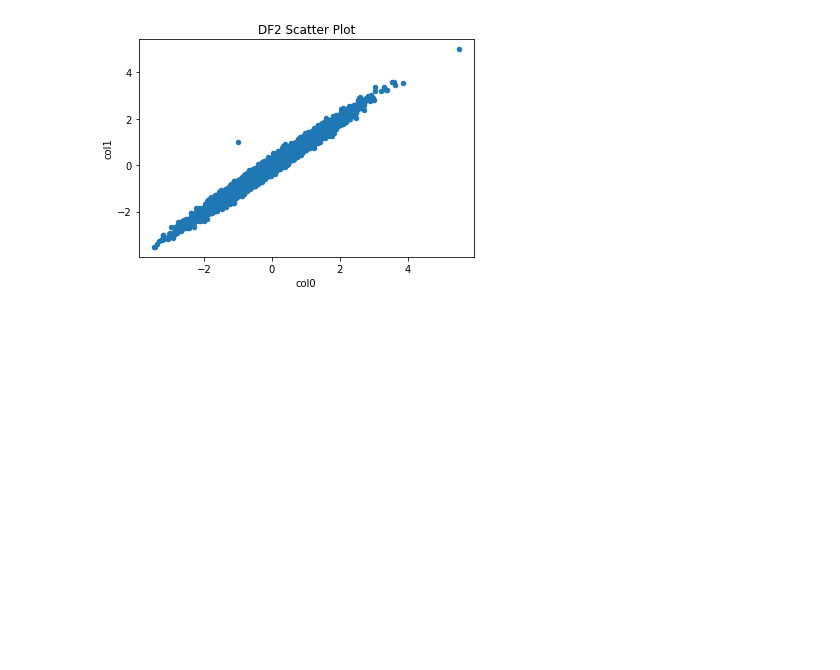
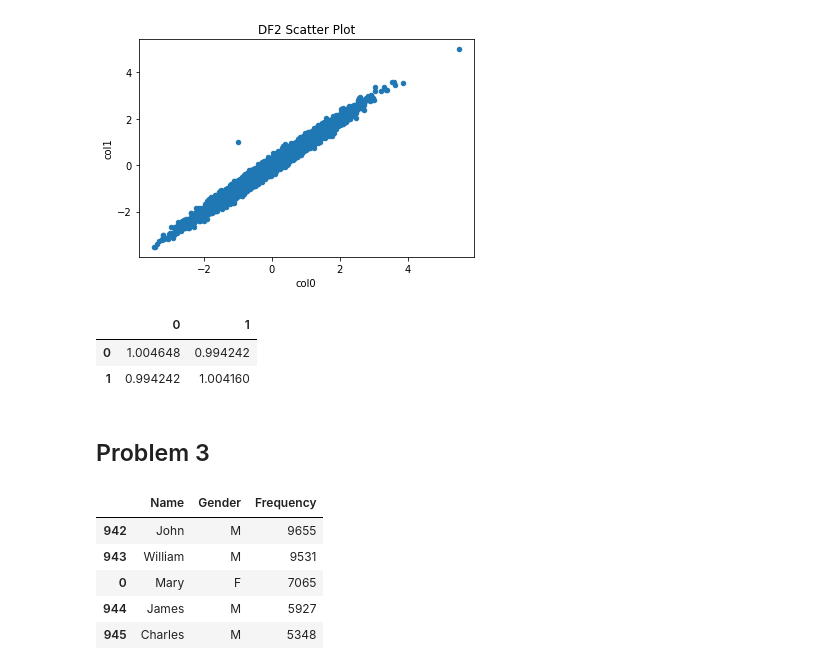
Before and after one commit to RickyMatsumoto/EE460J, a Jupyter notebook: HW2/Lab2_Notebook.ipynb, the cells around one changed output. Cells and saved outputs as stored; diff of their text form; code cells hidden in the pictures; blank space fills up the shorter version.

Commit message:
Began working on #3, made some changes to problem #1 and #2

```diff
--- a/HW2/Lab2_Notebook.ipynb
+++ b/HW2/Lab2_Notebook.ipynb
@@ -91,3 +104,31 @@ display(df2_sp)
 # %% [output]
 <AxesSubplot:title={'center':'DF2 Scatter Plot'}, xlabel='col0', ylabel='col1'>
 [figure]
+# %%
+df2_cov = df2.cov()
+display(df2_cov)
+# %% [output]
+|  | 0 | 1 |
+| 0 | 1.004648 | 0.994242 |
+| 1 | 0.994242 | 1.004160 |
+# %% [markdown]
+## Problem 3
+# %%
+# input (k, year), outputs top k names from year
+def return_top(k, year):
+    file = 'Names/Names/yob' + str(year) +'.txt'
+    try:
+        df_names = pd.read_csv(file, names=['Name', 'Gender', 'Frequency'])
+        df_names_sorted = df_names.sort_values(by="Frequency", ascending=False)
+        display(df_names_sorted.head(k))
+    except:
+        print('Error: Year has no data')
+
+return_top(5, 1880)
+# %% [output]
+|  | Name | Gender | Frequency |
+| 942 | John | M | 9655 |
+| 943 | William | M | 9531 |
+| 0 | Mary | F | 7065 |
+| 944 | James | M | 5927 |
+| 945 | Charles | M | 5348 |
```
Also changed, not shown: parts of 2 cells of this notebook.
